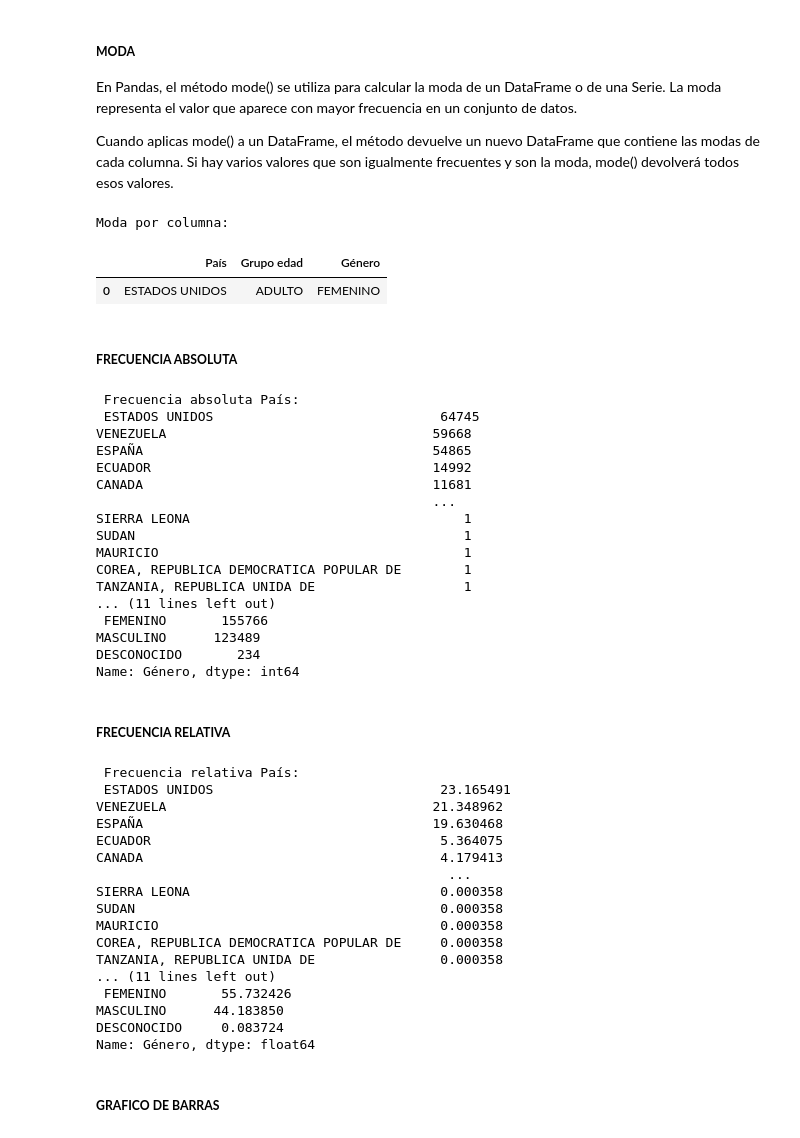
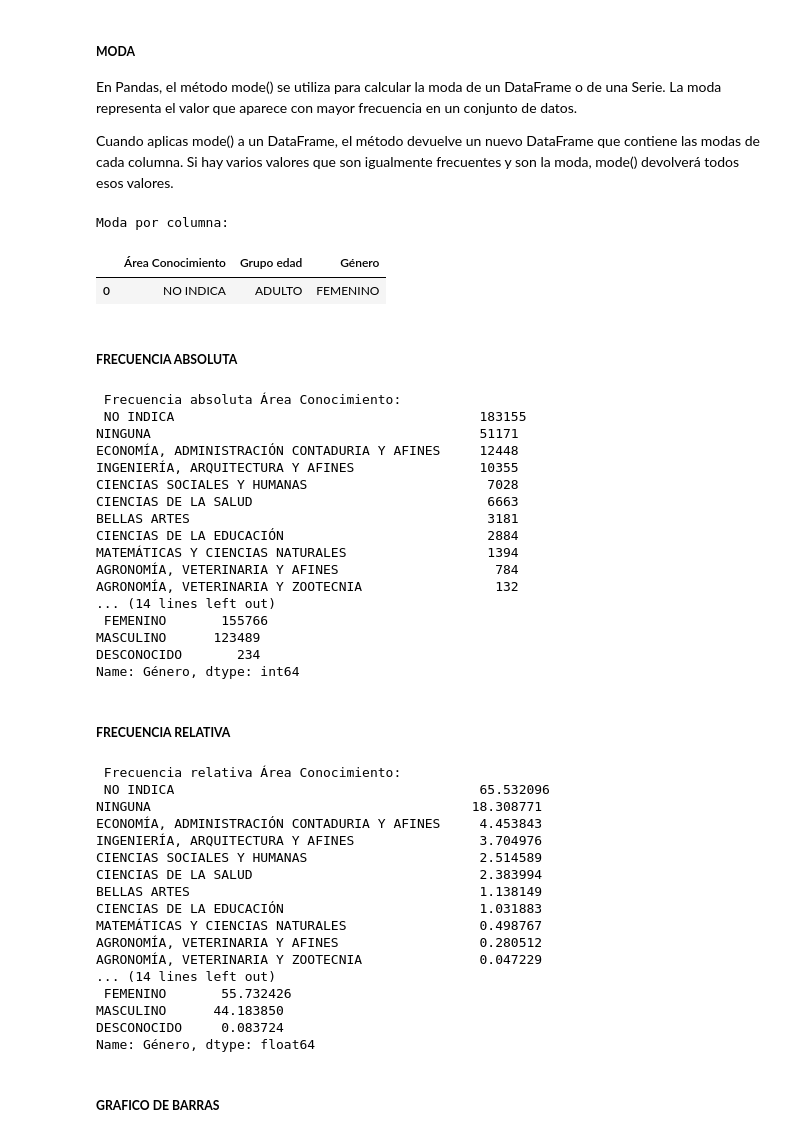
Before and after one commit to alexanderbeleno16/taller1_corte1_mi_20241, a Jupyter notebook: taller1_corte1_mi_20241.ipynb, the cells around one changed output. Cells and saved outputs as stored; diff of their text form; code cells hidden in the pictures.

```diff
--- a/taller1_corte1_mi_20241.ipynb
+++ b/taller1_corte1_mi_20241.ipynb
@@ -269,31 +269,31 @@ En Pandas, el método mode() se utiliza para calcular la moda de un DataFrame o
 Cuando aplicas mode() a un DataFrame, el método devuelve un nuevo DataFrame que contiene las modas de cada columna. Si hay varios valores que son igualmente frecuentes y son la moda, mode() devolverá todos esos valores.
 # %%
 print("Moda por columna:\n")
-data_frame.loc[:, ['País', 'Grupo edad', 'Género']].mode()
+data_frame.loc[:, ['Área Conocimiento', 'Grupo edad', 'Género']].mode()
 # %% [output]
 Moda por columna:
-|  | País | Grupo edad | Género |
-| 0 | ESTADOS UNIDOS | ADULTO | FEMENINO |
+|  | Área Conocimiento | Grupo edad | Género |
+| 0 | NO INDICA | ADULTO | FEMENINO |
 # %% [markdown]
 ##### **FRECUENCIA ABSOLUTA**
 # %%
-print("\n Frecuencia absoluta País: \n", data_frame['País'].value_counts())
+print("\n Frecuencia absoluta Área Conocimiento: \n", data_frame['Área Conocimiento'].value_counts())
 print("\n Frecuencia absoluta Grupo edad: \n", data_frame['Grupo edad'].value_counts())
 print("\n Frecuencia absoluta Género: \n", data_frame['Género'].value_counts())
 # %% [output]
- Frecuencia absoluta País:
- ESTADOS UNIDOS                             64745
-VENEZUELA                                  59668
-ESPAÑA                                     54865
-ECUADOR                                    14992
-CANADA                                     11681
-                                           ...
-SIERRA LEONA                                   1
-SUDAN                                          1
-MAURICIO                                       1
-COREA, REPUBLICA DEMOCRATICA POPULAR DE        1
-TANZANIA, REPUBLICA UNIDA DE                   1
-... (11 lines left out)
+ Frecuencia absoluta Área Conocimiento:
+ NO INDICA                                       183155
+NINGUNA                                          51171
+ECONOMÍA, ADMINISTRACIÓN CONTADURIA Y AFINES     12448
+INGENIERÍA, ARQUITECTURA Y AFINES                10355
+CIENCIAS SOCIALES Y HUMANAS                       7028
+CIENCIAS DE LA SALUD                              6663
+BELLAS ARTES                                      3181
+CIENCIAS DE LA EDUCACIÓN                          2884
+MATEMÁTICAS Y CIENCIAS NATURALES                  1394
+AGRONOMÍA, VETERINARIA Y AFINES                    784
+AGRONOMÍA, VETERINARIA Y ZOOTECNIA                 132
+... (14 lines left out)
  FEMENINO       155766
 MASCULINO      123489
 DESCONOCIDO       234
@@ -301,23 +301,23 @@ Name: Género, dtype: int64
 # %% [markdown]
 ##### **FRECUENCIA RELATIVA**
 # %%
-print("\n Frecuencia relativa País: \n", (100 * data_frame["País"].value_counts() / len(data_frame["País"])))
+print("\n Frecuencia relativa Área Conocimiento: \n", (100 * data_frame["Área Conocimiento"].value_counts() / len(data_frame["Área Conocimiento"])))
 print("\n Frecuencia relativa Grupo edad: \n", (100 * data_frame["Grupo edad"].value_counts() / len(data_frame["Grupo edad"])))
 print("\n Frecuencia relativa Género: \n", (100 * data_frame["Género"].value_counts() / len(data_frame["Género"])))
 # %% [output]
- Frecuencia relativa País:
- ESTADOS UNIDOS                             23.165491
-VENEZUELA                                  21.348962
-ESPAÑA                                     19.630468
-ECUADOR                                     5.364075
-CANADA                                      4.179413
-                                             ...
-SIERRA LEONA                                0.000358
-SUDAN                                       0.000358
-MAURICIO                                    0.000358
-COREA, REPUBLICA DEMOCRATICA POPULAR DE     0.000358
-TANZANIA, REPUBLICA UNIDA DE                0.000358
-... (11 lines left out)
+ Frecuencia relativa Área Conocimiento:
+ NO INDICA                                       65.532096
+NINGUNA                                         18.308771
+ECONOMÍA, ADMINISTRACIÓN CONTADURIA Y AFINES     4.453843
+INGENIERÍA, ARQUITECTURA Y AFINES                3.704976
+CIENCIAS SOCIALES Y HUMANAS                      2.514589
+CIENCIAS DE LA SALUD                             2.383994
+BELLAS ARTES                                     1.138149
+CIENCIAS DE LA EDUCACIÓN                         1.031883
+MATEMÁTICAS Y CIENCIAS NATURALES                 0.498767
+AGRONOMÍA, VETERINARIA Y AFINES                  0.280512
+AGRONOMÍA, VETERINARIA Y ZOOTECNIA               0.047229
+... (14 lines left out)
  FEMENINO       55.732426
 MASCULINO      44.183850
 DESCONOCIDO     0.083724
```
Also changed, not shown: parts of 4 cells of this notebook.
